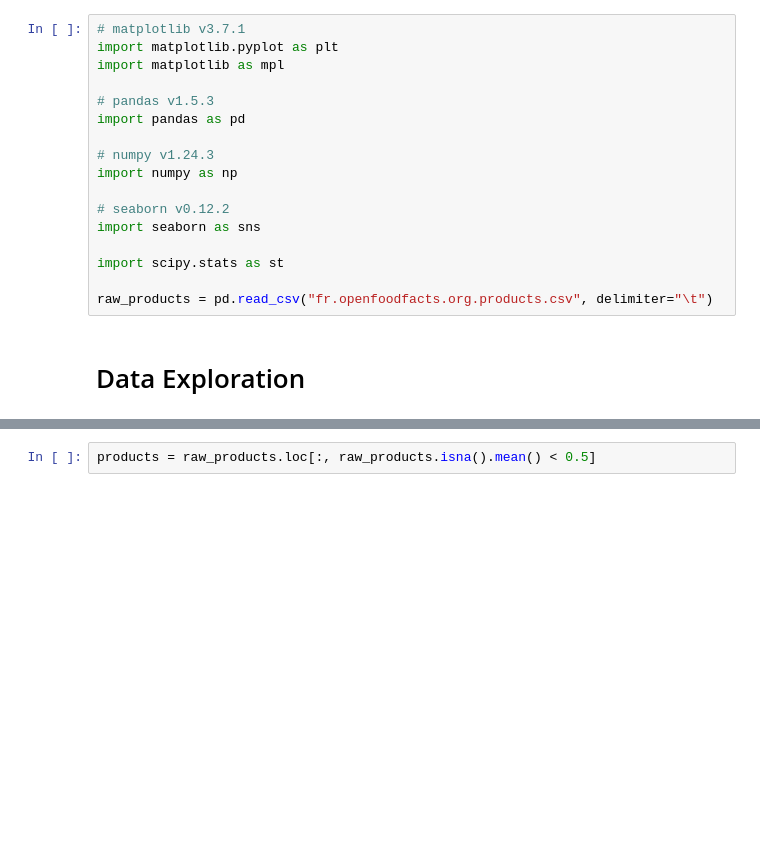
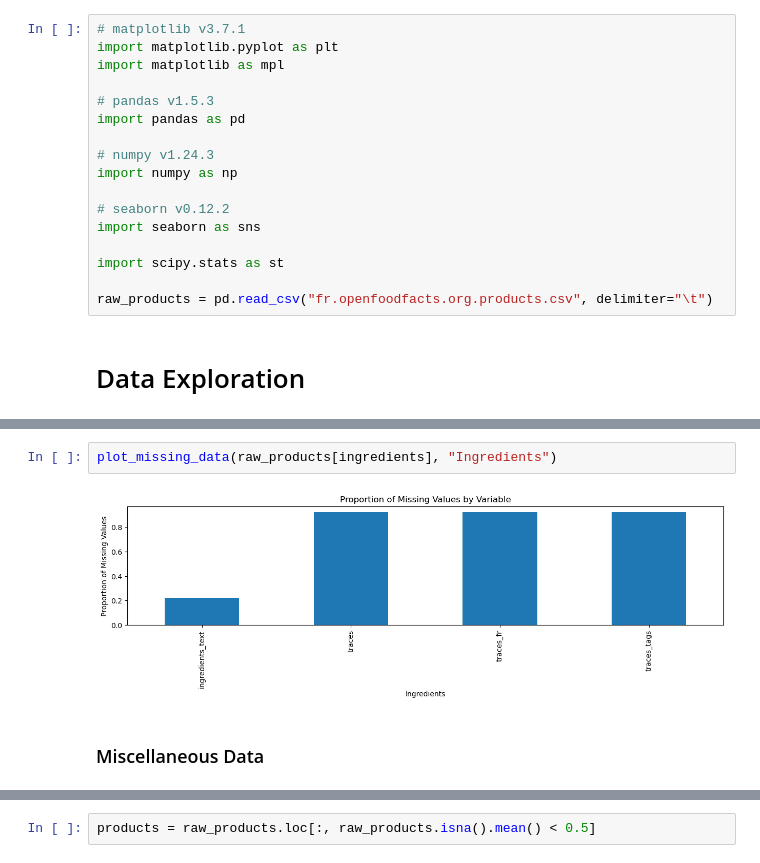
Before and after one commit to Dzov/DSP3, a Jupyter notebook: Haladjian_Amelie-Dzovinar_1_notebook_072023.ipynb, the cells around one changed output, grey strips where cells are left out. Saved outputs shown, nothing was run; the diff lists cells and outputs as text; blank space fills up the shorter version.

```diff
--- a/Haladjian_Amelie-Dzovinar_1_notebook_072023.ipynb
+++ b/Haladjian_Amelie-Dzovinar_1_notebook_072023.ipynb
@@ -226,0 +262,6 @@ for section_name, section in data_sections.items():
+# %%
+plot_missing_data(raw_products[ingredients], "Ingredients")
+# %% [output]
+[figure, added]
+# %% [markdown]
+### Miscellaneous Data
```
Also changed, not shown: parts of 79 cells of this notebook.
